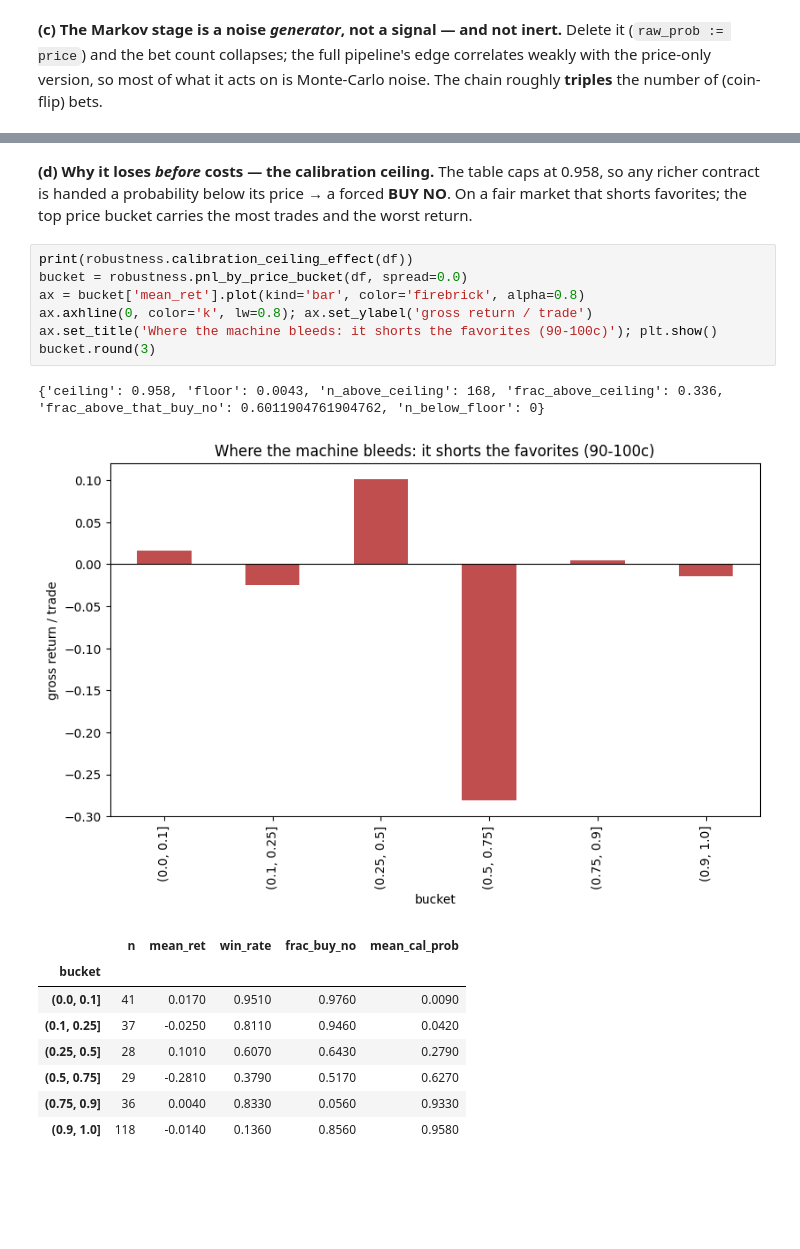
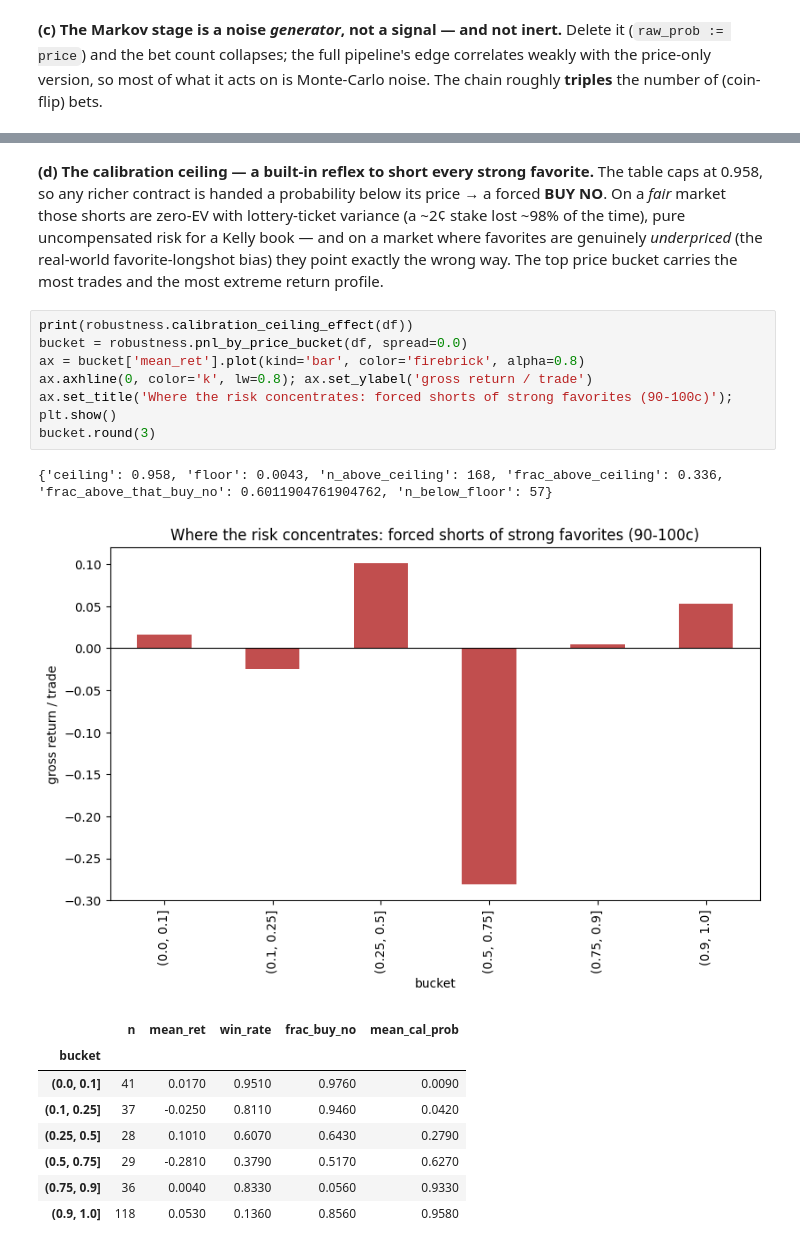
Before and after one commit to Guillain-RDCDE/Open-Alpha-Lab, a Jupyter notebook: studies/10-markov-mint/notebooks/02_for_the_quants.ipynb, the cells around one changed output, grey strips where cells are left out. Saved outputs shown, nothing was run; the diff lists cells and outputs as text; blank space fills up the shorter version.

Commit message:
Studies 08-10: residual tested gross, per-order likelihood replaces the nested-counts AIC, favorite-longshot wedge planted the right way round

```diff
--- a/studies/10-markov-mint/notebooks/02_for_the_quants.ipynb
+++ b/studies/10-markov-mint/notebooks/02_for_the_quants.ipynb
@@ -103,15 +104,15 @@ edge corr full-vs-ablated: 0.288   (~92% noise)
 # %% [markdown]
-**(d) Why it loses *before* costs — the calibration ceiling.** The table caps at 0.958, so any richer contract is handed a probability below its price → a forced **BUY NO**. On a fair market that shorts favorites; the top price bucket carries the most trades and the worst return.
+**(d) The calibration ceiling — a built-in reflex to short every strong favorite.** The table caps at 0.958, so any richer contract is handed a probability below its price → a forced **BUY NO**. On a *fair* market those shorts are zero-EV with lottery-ticket variance (a ~2¢ stake lost ~98% of the time), pure uncompensated risk for a Kelly book — and on a market where favorites are genuinely *underpriced* (the real-world favorite-longshot bias) they point exactly the wrong way. The top price bucket carries the most trades and the most extreme return profile.
 # %%
 print(robustness.calibration_ceiling_effect(df))
 bucket = robustness.pnl_by_price_bucket(df, spread=0.0)
 ax = bucket['mean_ret'].plot(kind='bar', color='firebrick', alpha=0.8)
 ax.axhline(0, color='k', lw=0.8); ax.set_ylabel('gross return / trade')
-ax.set_title('Where the machine bleeds: it shorts the favorites (90-100c)'); plt.show()
+ax.set_title('Where the risk concentrates: forced shorts of strong favorites (90-100c)'); plt.show()
 bucket.round(3)
 # %% [output]
-{'ceiling': 0.958, 'floor': 0.0043, 'n_above_ceiling': 168, 'frac_above_ceiling': 0.336, 'frac_above_that_buy_no': 0.6011904761904762, 'n_below_floor': 0}
+{'ceiling': 0.958, 'floor': 0.0043, 'n_above_ceiling': 168, 'frac_above_ceiling': 0.336, 'frac_above_that_buy_no': 0.6011904761904762, 'n_below_floor': 57}
-[figure, old version]
+[figure, new version]
 |  | n | mean_ret | win_rate | frac_buy_no | mean_cal_prob |
 | bucket |  |  |  |  |  |
 | (0.0, 0.1] | 41 | 0.0170 | 0.9510 | 0.9760 | 0.0090 |
@@ -119,7 +120,7 @@ bucket.round(3)
 | (0.25, 0.5] | 28 | 0.1010 | 0.6070 | 0.6430 | 0.2790 |
 | (0.5, 0.75] | 29 | -0.2810 | 0.3790 | 0.5170 | 0.6270 |
 | (0.75, 0.9] | 36 | 0.0040 | 0.8330 | 0.0560 | 0.9330 |
-| (0.9, 1.0] | 118 | -0.0140 | 0.1360 | 0.8560 | 0.9580 |
+| (0.9, 1.0] | 118 | 0.0530 | 0.1360 | 0.8560 | 0.9580 |
 # %% [markdown]
 ## 5 · The Verdict
 
```
Also changed, not shown: parts of 10 cells of this notebook, 34 other files.
